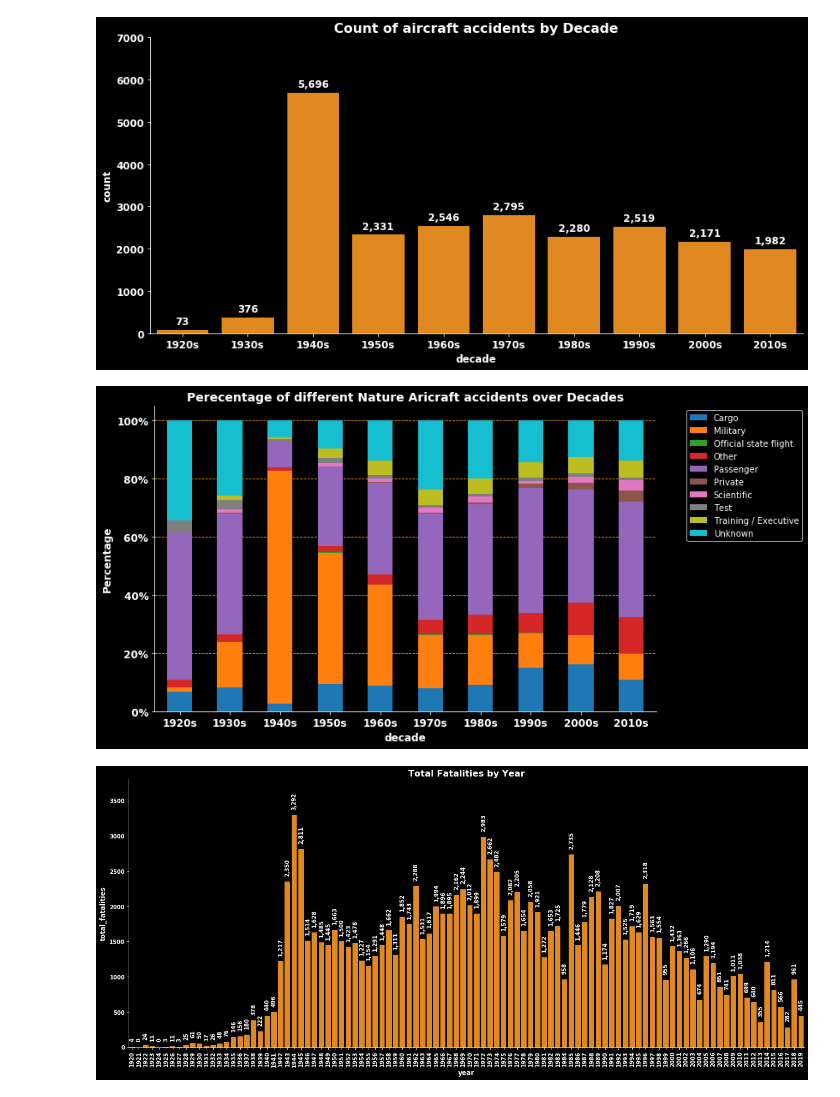
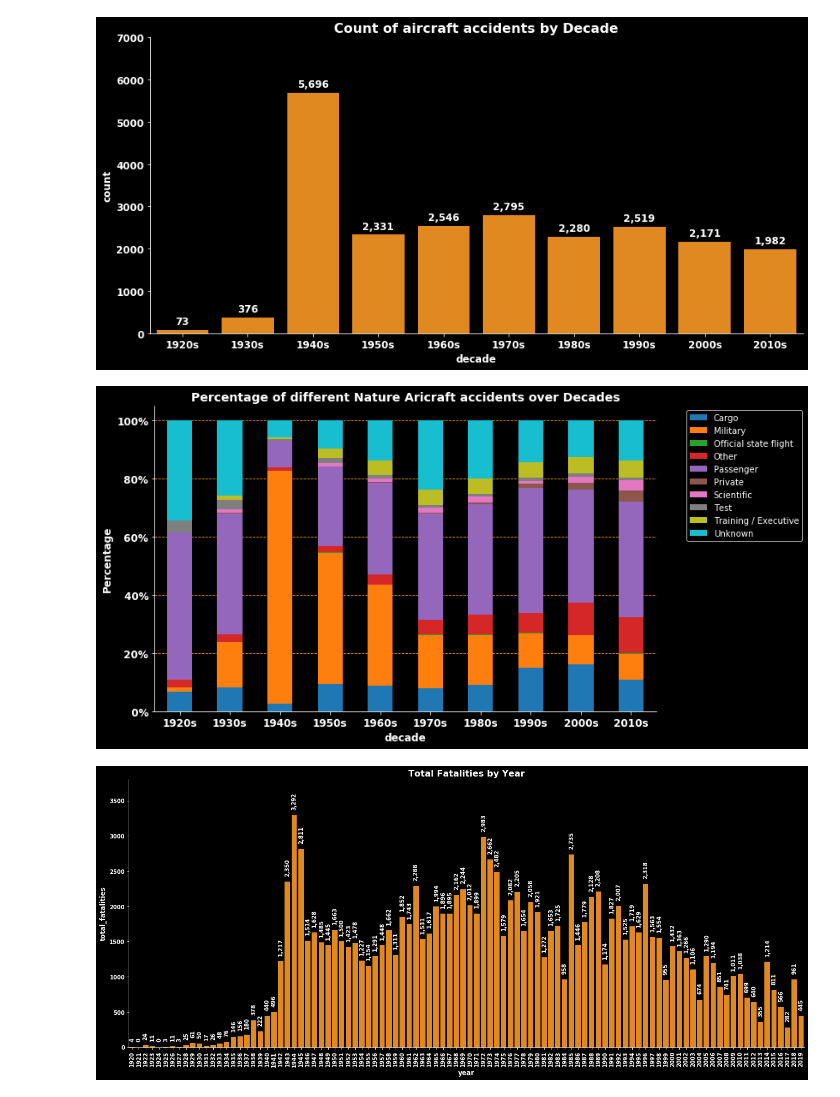
Before and after one commit to razmikmelikbekyan/AircraftAccidentsAnalysis, a Jupyter notebook: accidents_analysis/AccidentsAnalysis.ipynb, the cells around one changed output. Cells and saved outputs as stored; diff of their text form; code cells hidden in the pictures.

```diff
--- a/accidents_analysis/AccidentsAnalysis.ipynb
+++ b/accidents_analysis/AccidentsAnalysis.ipynb
@@ -351,34 +355,20 @@ plot_countplot(
 )
 # %% [output]
 [figure]
-# %%
-temp = df.groupby(by=['decade'])['nature_group'].apply(
-    lambda x: x.value_counts() / len(x)).unstack()
-
-fig = plt.figure(figsize=(12, 6))
-ax = fig.add_subplot(111)
-plt.title(
-    'Perecentage of different Nature Aricraft accidents over Decades',
-    fontsize=14, fontweight='bold'
-)
-temp.plot(ax=ax, kind='bar', stacked=True, rot=0,
-          color=sns.color_palette('tab10', n_colors=10))
-vals = ax.get_yticks()
-ax.set_yticklabels(['{:3.0f}%'.format(x * 100) for x in vals])
-ax.set_axisbelow(True)
-sns.despine()
-plt.legend(loc="upper right", bbox_to_anchor=(1.3, 1))
-plt.xticks(rotation=0, fontsize=12, fontweight='bold')
-plt.yticks(fontsize=12, fontweight='bold')
-plt.xlabel('decade', fontsize=12, fontweight='bold')
-plt.ylabel('Percentage', fontsize=12, fontweight='bold')
-
-plt.grid(True, axis='y', linestyle='--', color='orange')
-plt.tight_layout()
-
-plt.show()
-# %% [output]
-[figure, removed]
+# %%
+temp = df.groupby(by=['decade'])['nature_group'].apply(
+    lambda x: x.value_counts() / len(x)).unstack()
+
+plot_category_split_plot(
+    temp,
+    figsize=(12, 6),
+    title='Percentage of different Nature Aricraft accidents over Decades',
+    x_label='decade',
+    ticks_fontsize=12,
+    ticks_rotation=0
+)
+# %% [output]
+[figure, added]
 # %%
 plot_aggregated_barplot(
     df,
```
Also changed, not shown: parts of 16 cells of this notebook, 1 other file.
